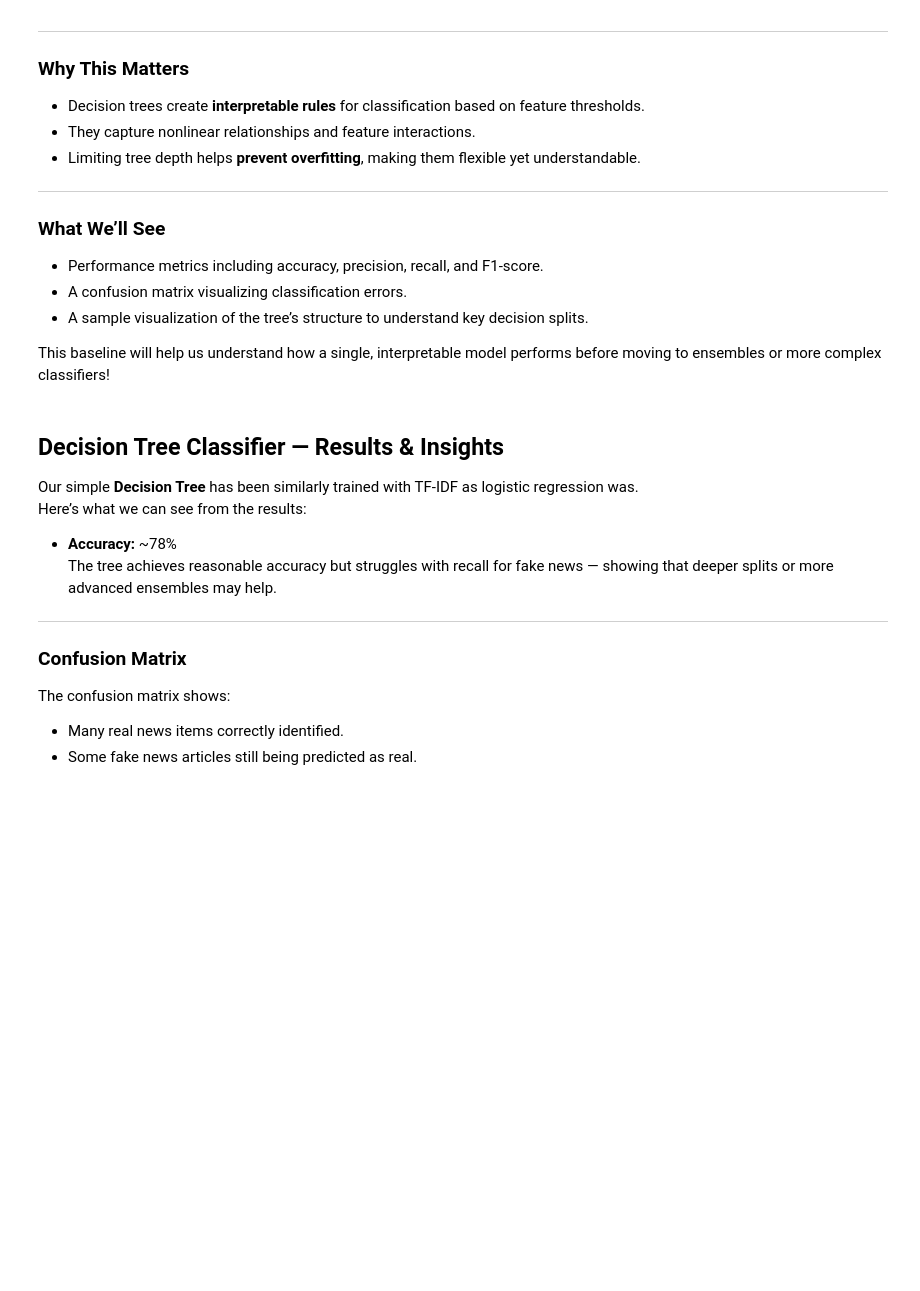
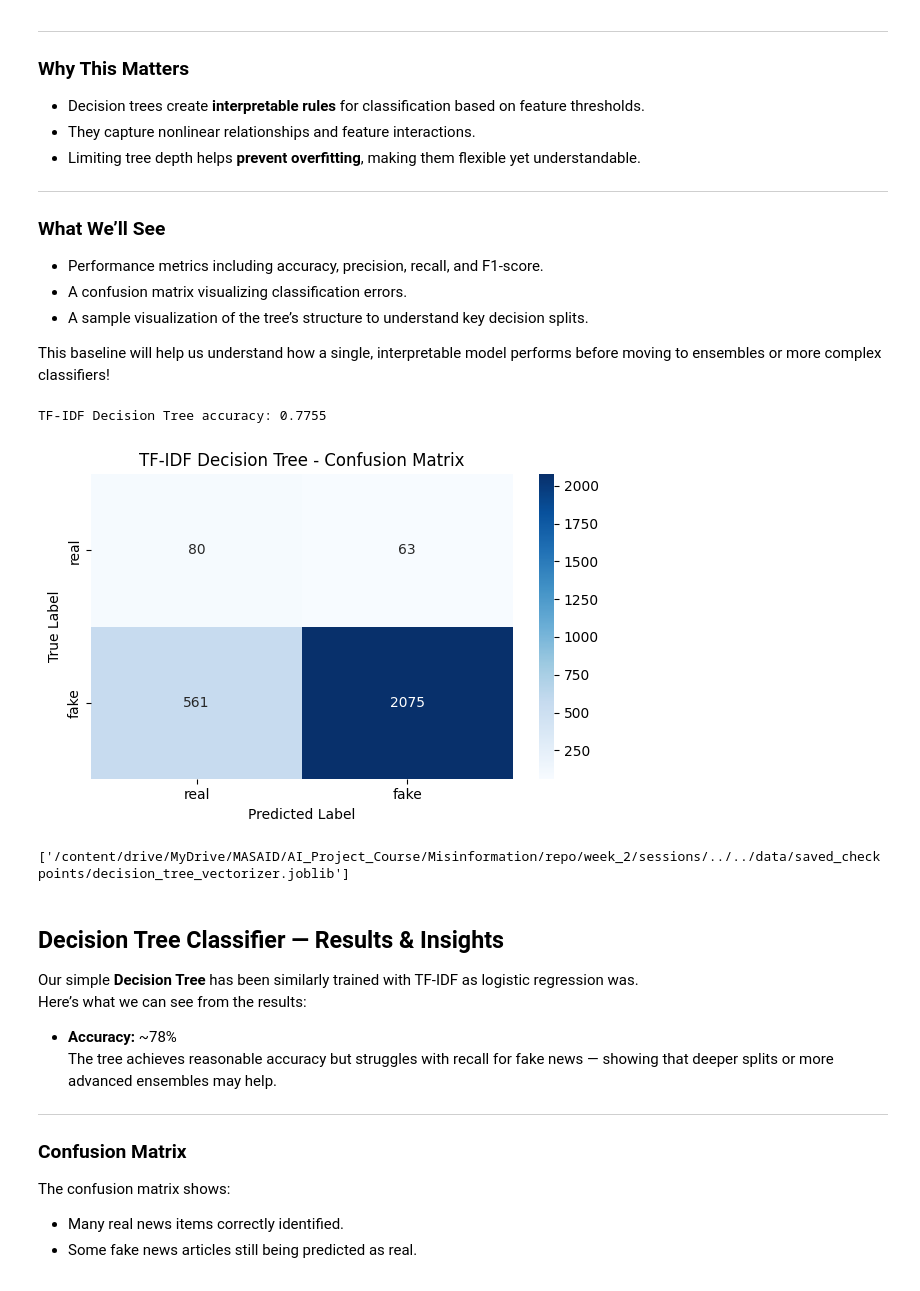
Before and after one commit to MAS-AID-AI-Project/misinformation-detection, a Jupyter notebook: week_2/sessions/w2_session_3.ipynb, the cells around one changed output. Drawn from its saved outputs; the diff is of its cells as text; code cells hidden in the pictures; blank space fills up the shorter version.

```diff
--- a/week_2/sessions/w2_session_3.ipynb
+++ b/week_2/sessions/w2_session_3.ipynb
@@ -629,29 +634,33 @@ This baseline will help us understand how a single, interpretable model performs
 # %%
 # === 1. Reuse the TF-IDF data from the previous section ===
 # We already split the data and vectorized it in Step 3.
 # We can just pass those existing matrices (X_train_tfidf, X_test_tfidf) into the tree.
 
 # === 2. Train Decsision Tree Classifier ===
 tree_clf = DecisionTreeClassifier(max_depth=5, random_state=42)
 tree_clf.fit(X_train_tfidf, y_train)
 
 # === 3. Predict and evaluate ===
 tree_preds = tree_clf.predict(X_test_tfidf)
 y_pred = clf.predict(X_test_tfidf)
 log_metrics(tree_preds, y_test, "TF-IDF Decision Tree")
 
 plot_confusion_matrix(
     tree_preds, y_test, labels=["real", "fake"], classifier_label="TF-IDF Decision Tree"
 )
 plt.show()
 
 joblib.dump(
-    tree_clf, base_path / Path("../../saved_checkpoints/decision_tree_model.joblib")
+    tree_clf, SAVED_CHECKPOINTS_PATH / Path("decision_tree_model.joblib")
 )
 joblib.dump(
     vectorizer,
-    base_path / Path("../../saved_checkpoints/decision_tree_vectorizer.joblib"),
+    SAVED_CHECKPOINTS_PATH / Path("decision_tree_vectorizer.joblib"),
 )
+# %% [output]
+TF-IDF Decision Tree accuracy: 0.7755
+[figure, added]
+['/content/drive/MyDrive/MASAID/AI_Project_Course/Misinformation/repo/week_2/sessions/../../data/saved_checkpoints/decision_tree_vectorizer.joblib']
 # %% [markdown]
 ## Decision Tree Classifier — Results & Insights
 
```
Also changed, not shown: parts of 6 cells of this notebook, 3 other files.
